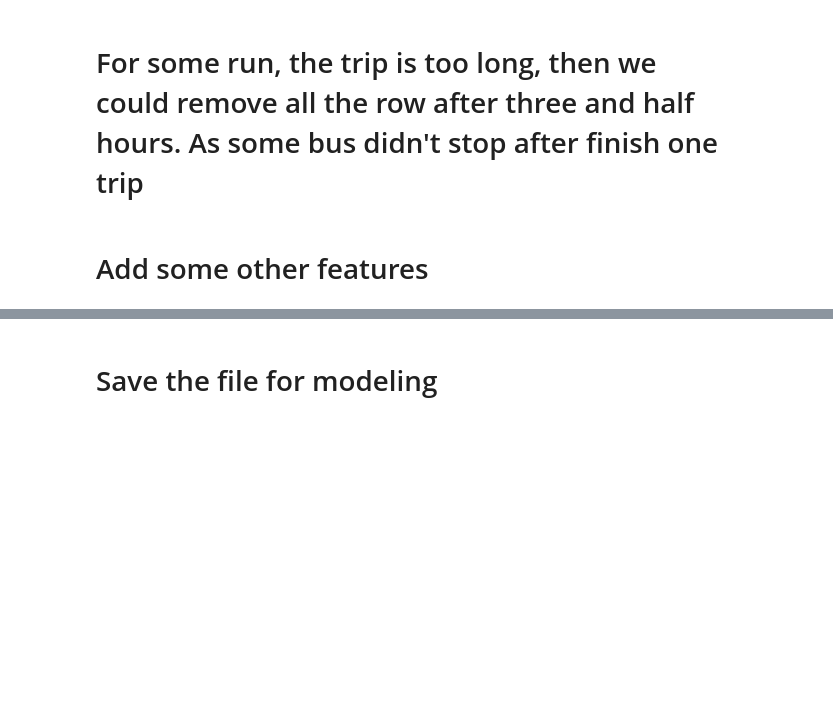
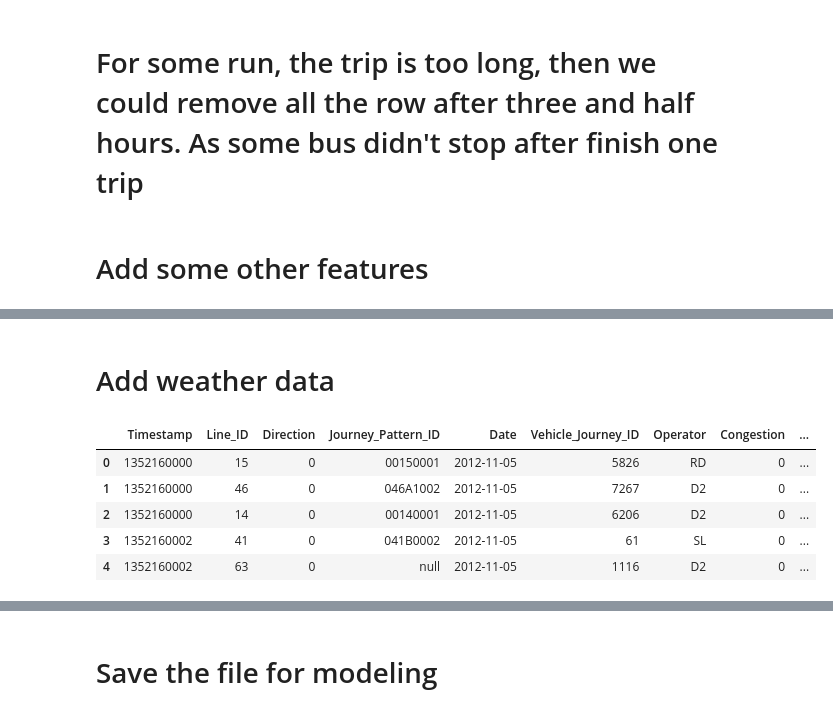
Before and after one commit to PamelaKelly/ETADataHandling, a Jupyter notebook: data_cleaning/Data_Cleaning_2012_Week1.ipynb, the cells around one changed output, grey strips where cells are left out. Saved outputs shown, nothing was run; the diff lists cells and outputs as text; code cells hidden in the pictures; blank space fills up the shorter version.

Commit message:
Updated the notebook to add weather feature

```diff
--- a/data_cleaning/Data_Cleaning_2012_Week1.ipynb
+++ b/data_cleaning/Data_Cleaning_2012_Week1.ipynb
@@ -263,4 +260,0 @@ df.to_csv('a_trip.csv')
-# %%
-#Convert Timestamp to datetime and new column datetime to data frame
-df['datetime'] = pd.to_datetime(df['Timestamp']//1000000,unit='s')
-df
@@ -301,3 +283,7 @@ df.head(5)
+# %%
+# Add hourOfDay to dataframe
+df['datetime']=pd.to_datetime(df['datetime'])
+df['HourOfDay']=df['datetime'].dt.hour
 # %%
 #ADD day of the week to the date frame
 df['day_of_week'] = df['datetime'].dt.weekday_name
@@ -305,3 +296,33 @@ df.head(3)
+# %%
+# Add midweek feature
+df['midweek'] = df['day_of_week'].map({'Monday': 1, 'Tuesday': 0,'Wednesday':0,'Thursday':0,'Friday': 0,'Saturday':1,'Sunday':1
+                                          })
 # %%
 # Only keep the first row for every trip at the same Stop(keep both at or not_at stop)
 df = df.drop_duplicates(['Vehicle_Journey_ID','Journey_Pattern_ID','Date','Stop_ID','At_Stop'])
+# %% [markdown]
+# Add weather data
+# %%
+def add_time_bin_column(x):
+    if x <= 4:
+        return 'early_am'
+    elif x >= 5 and x <= 12:
+        return 'am'
+    elif x >= 12 and x <= 20:
+        return 'pm'
+    elif x >= 21:
+        return 'late_pm'
+
+df['time_bin']=df['HourOfDay'].map(lambda x:add_time_bin_column(x))
+# Add midweek feature
+
+#s.map(lambda x: 'this is a string {}'.format(x),na_action='ignore')
+# %%
+df.head()
+# %% [output]
+|  | Timestamp | Line_ID | Direction | Journey_Pattern_ID | Date | Vehicle_Journey_ID | Operator | Congestion | ... |
+| 0 | 1352160000 | 15 | 0 | 00150001 | 2012-11-05 | 5826 | RD | 0 | ... |
+| 1 | 1352160000 | 46 | 0 | 046A1002 | 2012-11-05 | 7267 | D2 | 0 | ... |
+| 2 | 1352160000 | 14 | 0 | 00140001 | 2012-11-05 | 6206 | D2 | 0 | ... |
+| 3 | 1352160002 | 41 | 0 | 041B0002 | 2012-11-05 | 61 | SL | 0 | ... |
+| 4 | 1352160002 | 63 | 0 | null | 2012-11-05 | 1116 | D2 | 0 | ... |
```
Also changed, not shown: parts of 28 cells of this notebook.
